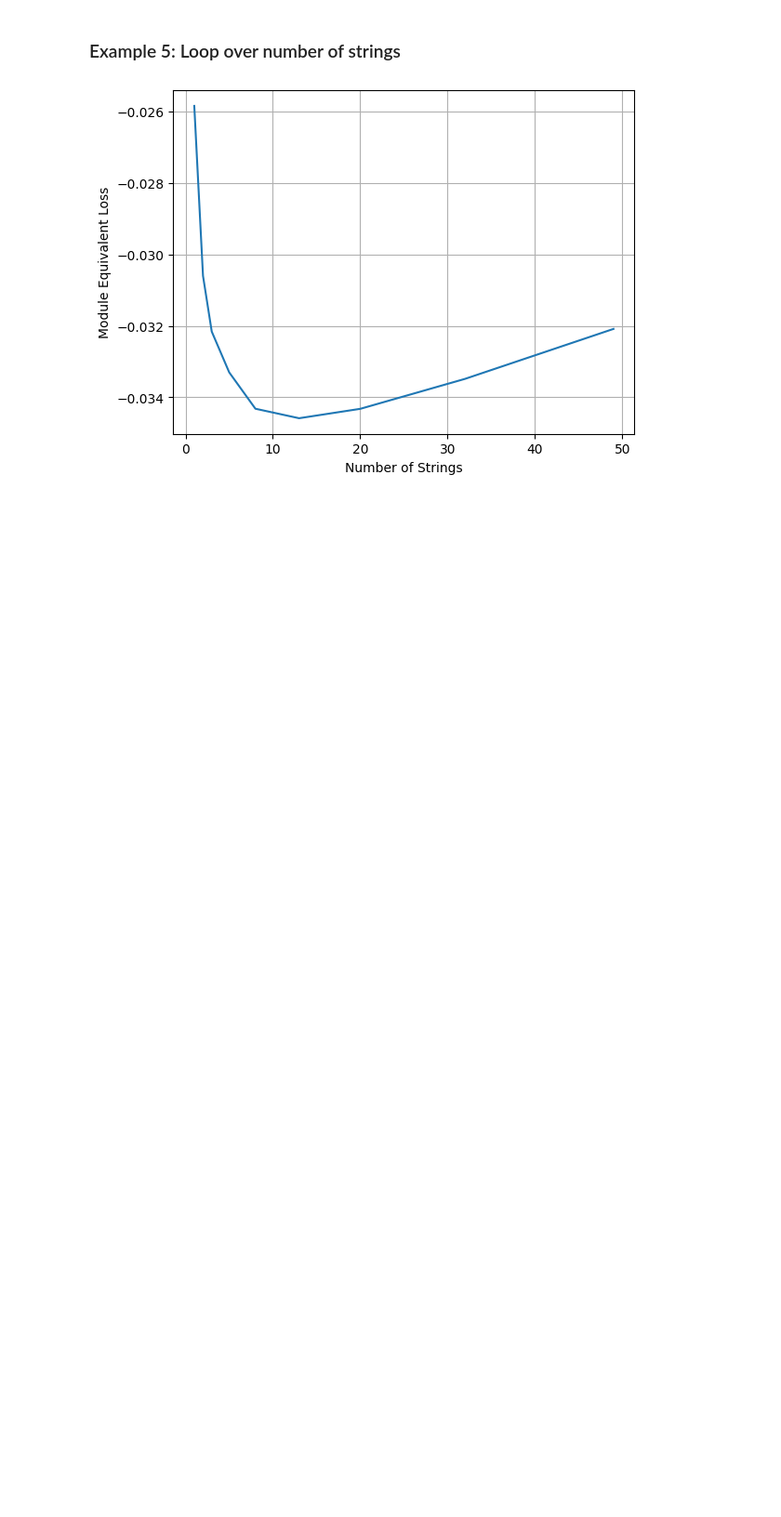
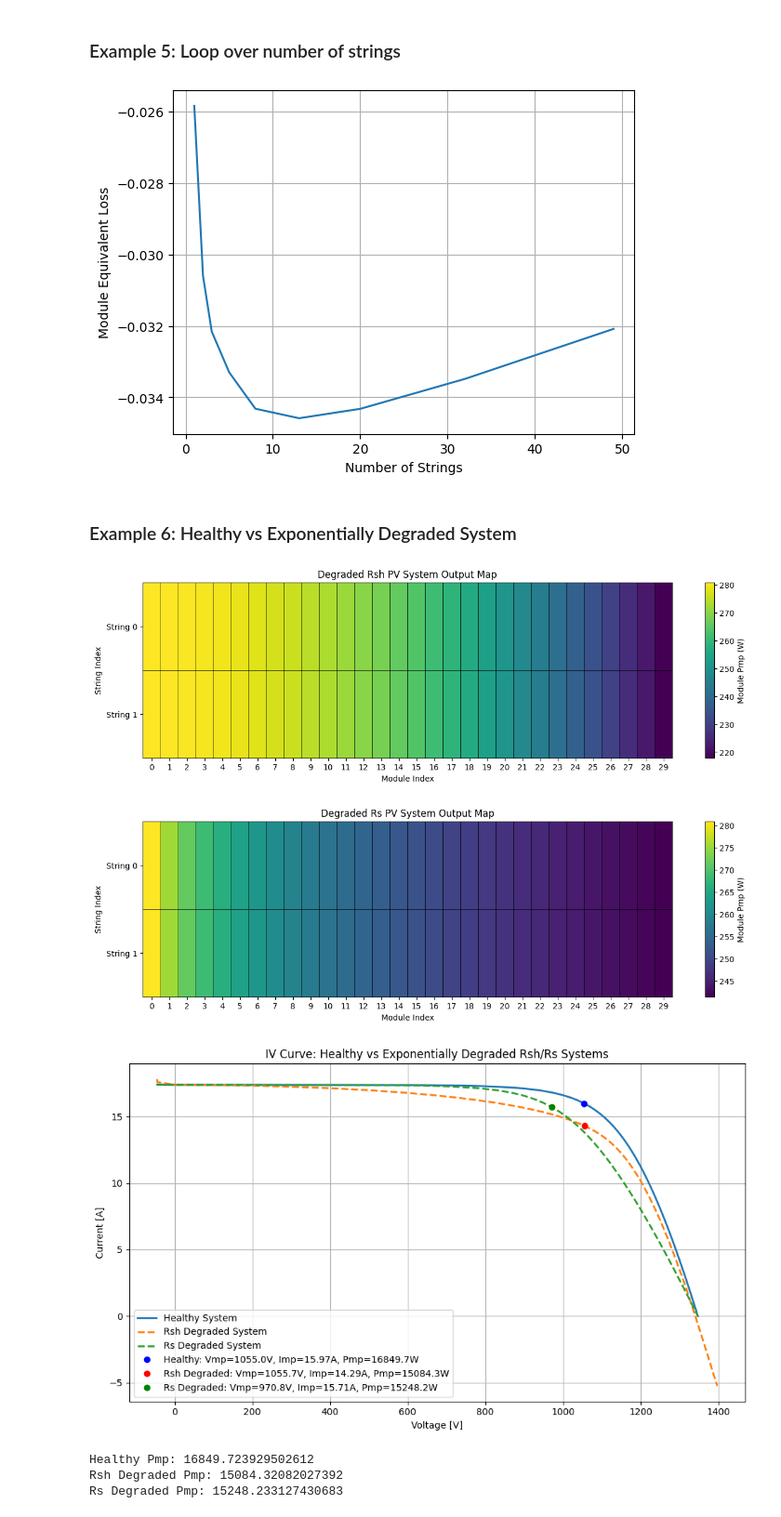
Before and after one commit to TideLangner/PVmismatch_study, a Jupyter notebook: src/simulation.ipynb, the cells around one changed output. Shown at 93% size. Drawn from its saved outputs; the diff is of its cells as text; code cells hidden in the pictures; blank space fills up the shorter version.

Commit message:
Added Rs-degraded module system builder

```diff
--- a/src/simulation.ipynb
+++ b/src/simulation.ipynb
@@ -80,3 +80,57 @@ plt.ylabel("Module Equivalent Loss")
 plt.grid()
 # %% [output]
 [figure]
+# %% [markdown]
+### Example 6: Healthy vs Exponentially Degraded System
+# %%
+# Healthy system
+pvsys_healthy = create_system()
+
+# Exponentially degraded Rsh system
+pvsys_Rsh_degraded = create_Rsh_degraded_system()
+plot_pv_system(pvsys_Rsh_degraded, title="Rsh")
+plt.show()
+
+# Exponentially degraded Rs system
+pvsys_Rs_degraded = create_Rs_degraded_system()
+plot_pv_system(pvsys_Rs_degraded, title="Rs")
+plt.show()
+
+# Prepare legend labels with Pmp info
+label_healthy = (f"Healthy: Vmp={pvsys_healthy.Vmp:.1f}V, "
+                 f"Imp={pvsys_healthy.Imp:.2f}A, Pmp={pvsys_healthy.Pmp:.1f}W")
+label_Rsh_degraded = (f"Rsh Degraded: Vmp={pvsys_Rsh_degraded.Vmp:.1f}V, "
+                  f"Imp={pvsys_Rsh_degraded.Imp:.2f}A, Pmp={pvsys_Rsh_degraded.Pmp:.1f}W")
+label_Rs_degraded = (f"Rs Degraded: Vmp={pvsys_Rs_degraded.Vmp:.1f}V, "
+                  f"Imp={pvsys_Rs_degraded.Imp:.2f}A, Pmp={pvsys_Rs_degraded.Pmp:.1f}W")
+
+# Plot IV curves
+plt.figure(figsize=(10,6))
+plt.plot(pvsys_healthy.Vsys, pvsys_healthy.Isys, label="Healthy System", lw=2)
+plt.plot(pvsys_Rsh_degraded.Vsys, pvsys_Rsh_degraded.Isys, label="Rsh Degraded System", lw=2, ls="--")
+plt.plot(pvsys_Rs_degraded.Vsys, pvsys_Rs_degraded.Isys, label="Rs Degraded System", lw=2, ls="--")
+
+# Highlight Pmp points
+plt.plot(pvsys_healthy.Vmp, pvsys_healthy.Imp, 'o', color='blue', label=label_healthy)
+plt.plot(pvsys_Rsh_degraded.Vmp, pvsys_Rsh_degraded.Imp, 'o', color='red', label=label_Rsh_degraded)
+plt.plot(pvsys_Rs_degraded.Vmp, pvsys_Rs_degraded.Imp, 'o', color='g', label=label_Rs_degraded)
+
+plt.xlabel("Voltage [V]")
+plt.ylabel("Current [A]")
+plt.title("IV Curve: Healthy vs Exponentially Degraded Rsh/Rs Systems")
+plt.grid(True)
+plt.legend()
+plt.tight_layout()
+plt.show()
+
+# Optional: print Pmp values
+print("Healthy Pmp:", pvsys_healthy.Pmp)
+print("Rsh Degraded Pmp:", pvsys_Rsh_degraded.Pmp)
+print("Rs Degraded Pmp:", pvsys_Rs_degraded.Pmp)
+# %% [output]
+[figure, added]
+[figure, added]
+[figure, added]
+Healthy Pmp: 16849.723929502612
+Rsh Degraded Pmp: 15084.32082027392
+Rs Degraded Pmp: 15248.233127430683
```
Also changed, not shown: parts of 1 cell of this notebook, 6 other files.
